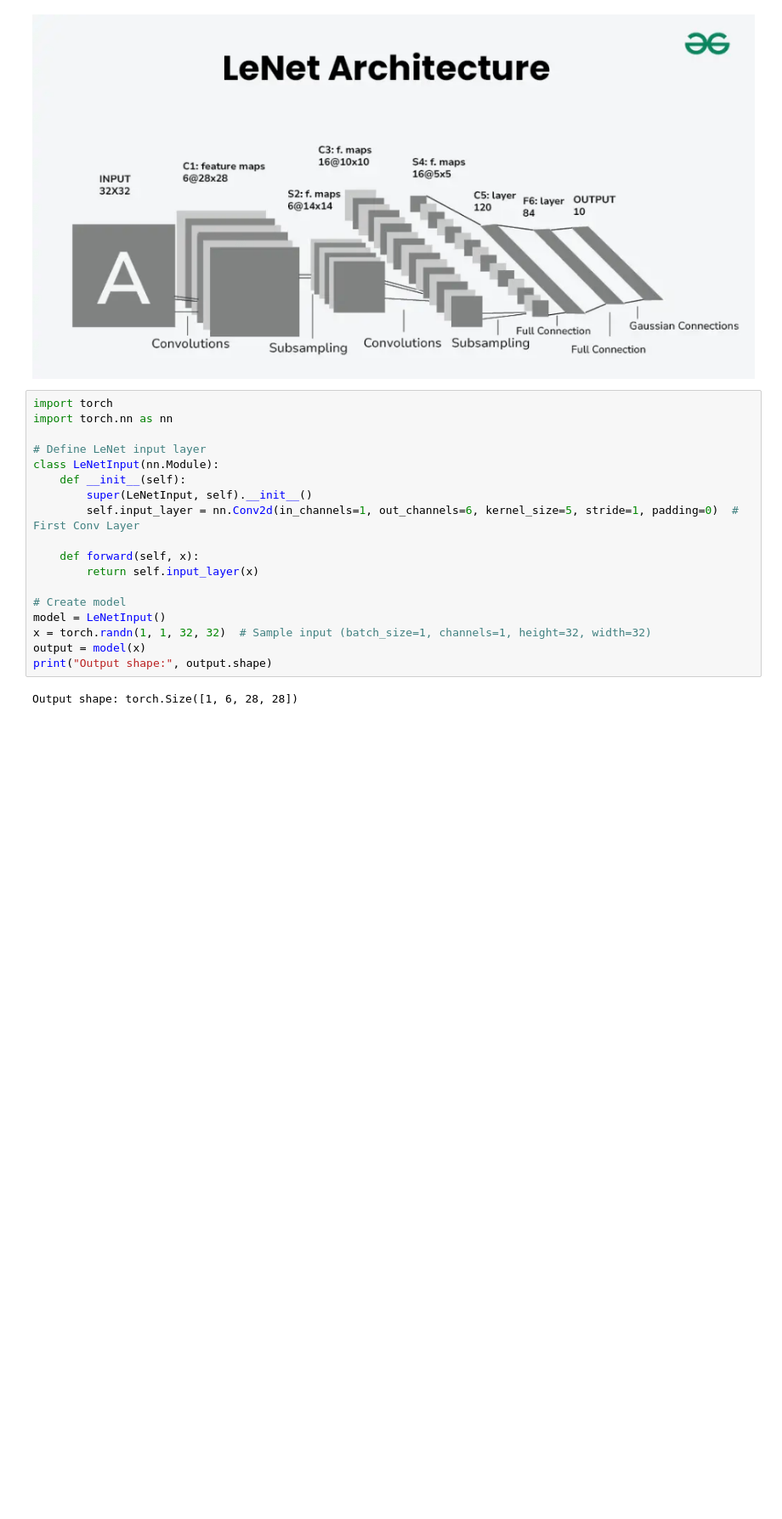
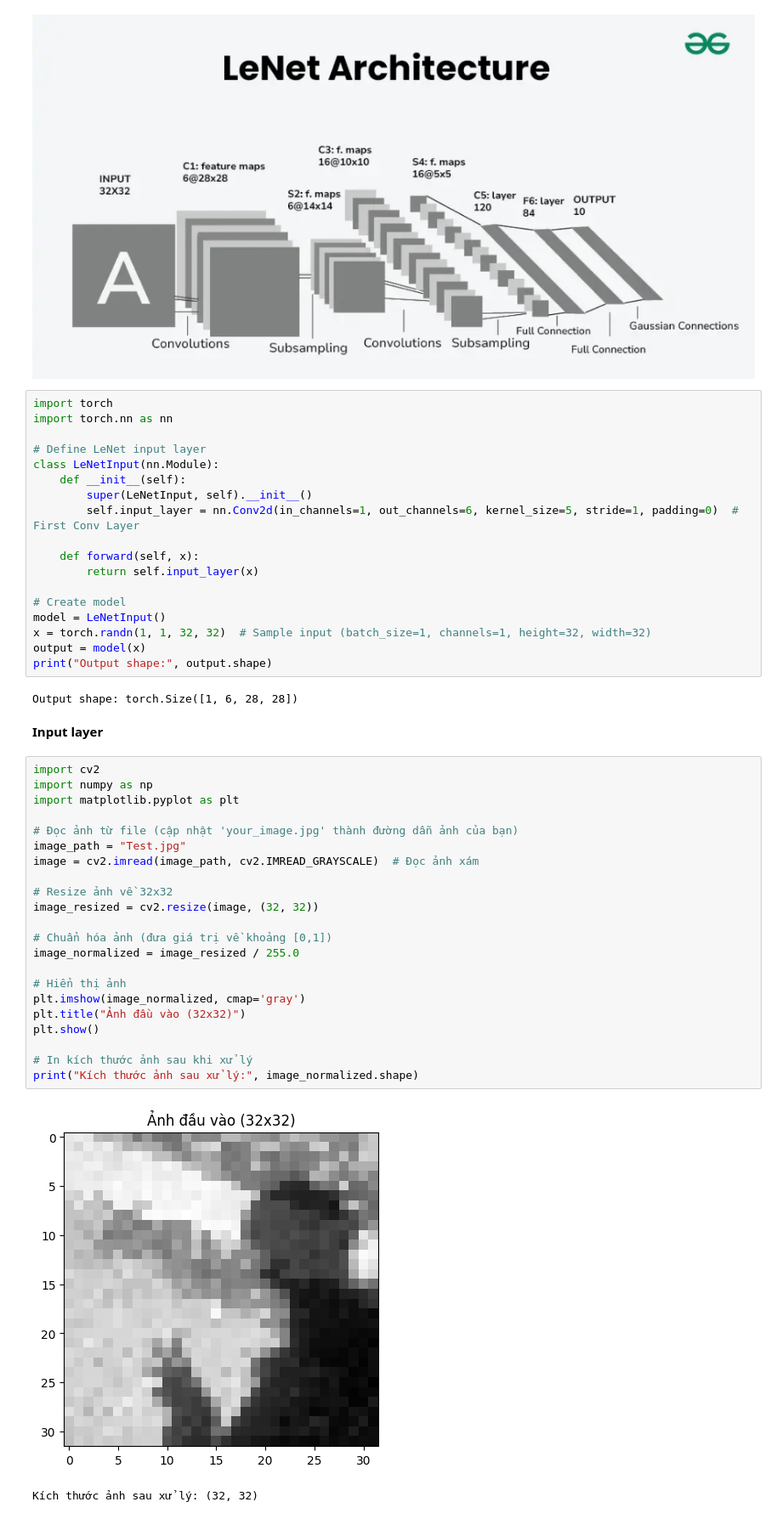
Before and after one commit to NgDucHieus/Lenet_5_Project, a Jupyter notebook: Main.ipynb, the cells around one changed output. Shown: that part at 85% size. Drawn from its saved outputs; the diff is of its cells as text; blank space fills up the shorter version.

```diff
--- a/Main.ipynb
+++ b/Main.ipynb
@@ -23,3 +23,30 @@ output = model(x)
 print("Output shape:", output.shape)
 # %% [output]
 Output shape: torch.Size([1, 6, 28, 28])
+# %% [markdown]
+**Input layer**
+# %%
+import cv2
+import numpy as np
+import matplotlib.pyplot as plt
+
+# Đọc ảnh từ file (cập nhật 'your_image.jpg' thành đường dẫn ảnh của bạn)
+image_path = "Test.jpg"
+image = cv2.imread(image_path, cv2.IMREAD_GRAYSCALE)  # Đọc ảnh xám
+
+# Resize ảnh về 32x32
+image_resized = cv2.resize(image, (32, 32))
+
+# Chuẩn hóa ảnh (đưa giá trị về khoảng [0,1])
+image_normalized = image_resized / 255.0
+
+# Hiển thị ảnh
+plt.imshow(image_normalized, cmap='gray')
+plt.title("Ảnh đầu vào (32x32)")
+plt.show()
+
+# In kích thước ảnh sau khi xử lý
+print("Kích thước ảnh sau xử lý:", image_normalized.shape)
+# %% [output]
+[figure, added]
+Kích thước ảnh sau xử lý: (32, 32)
```
Also changed, not shown: parts of 1 cell of this notebook, 25 other files.
